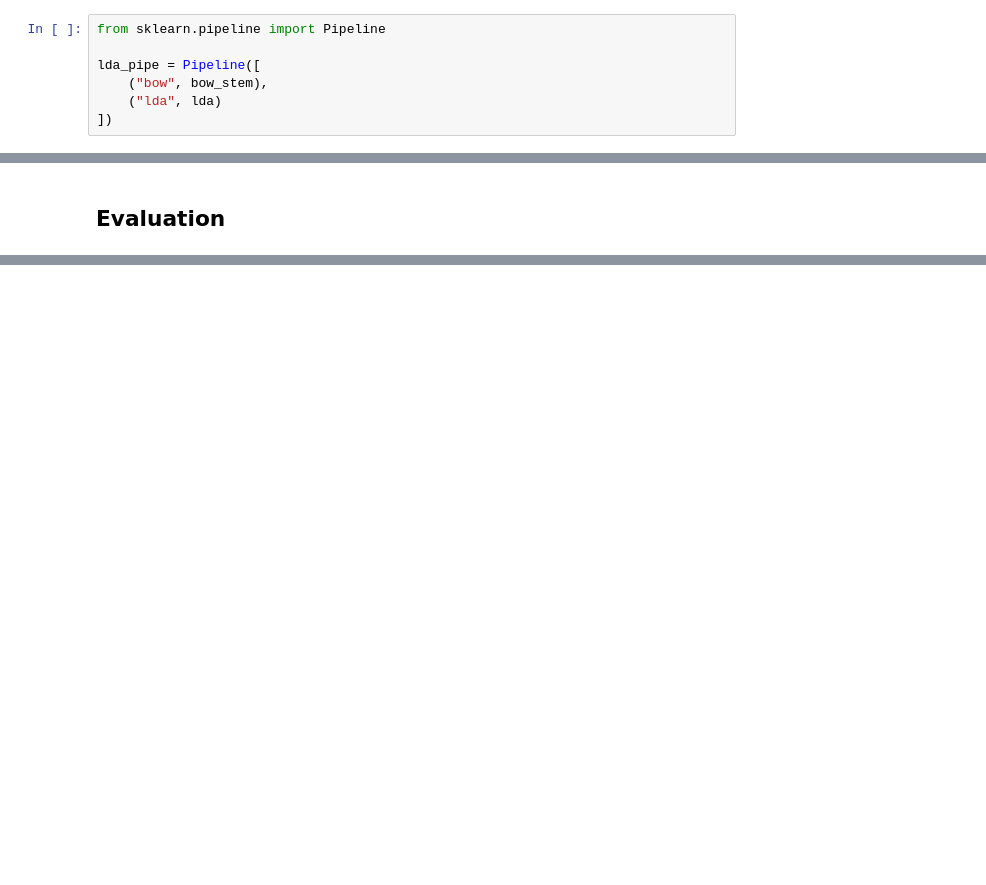
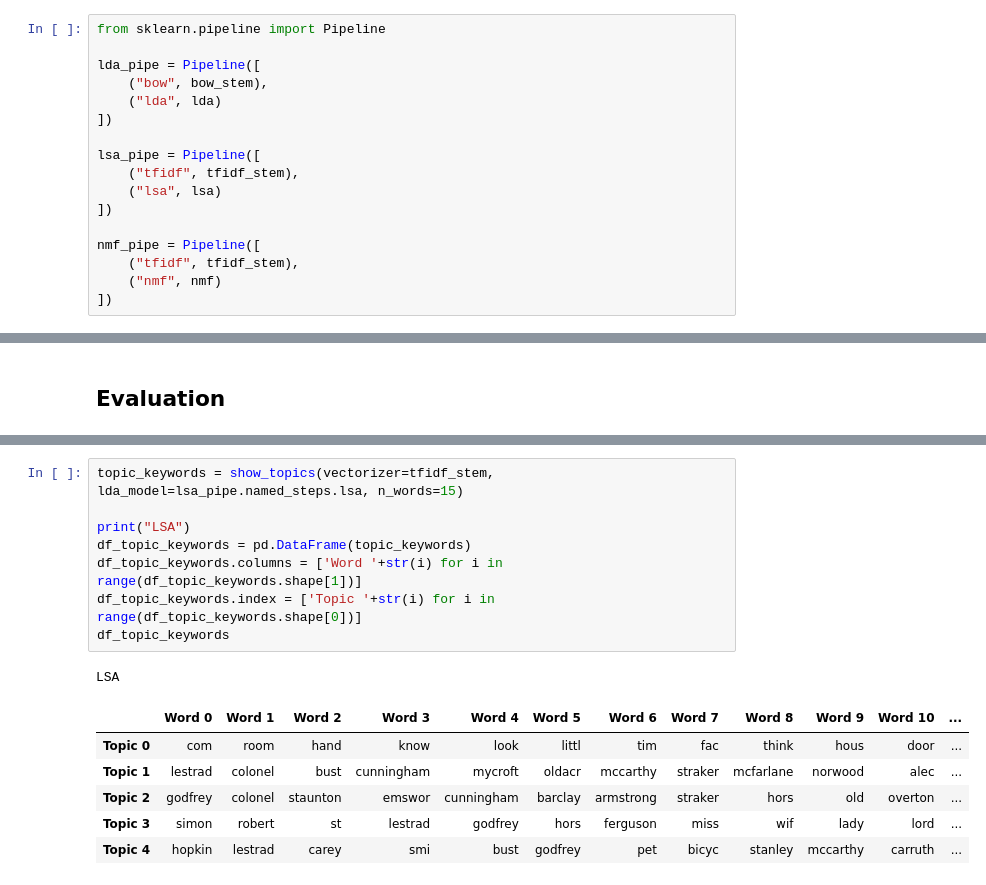
Before and after one commit to datadonK23/pyData-Projects, a Jupyter notebook: HolmesTopicModels/holmes-topic-models/notebook/2_Modeling.ipynb, the cells around one changed output, grey strips where cells are left out. Cells and saved outputs as stored; diff of their text form; blank space fills up the shorter version.

```diff
--- a/HolmesTopicModels/holmes-topic-models/notebook/2_Modeling.ipynb
+++ b/HolmesTopicModels/holmes-topic-models/notebook/2_Modeling.ipynb
@@ -61,6 +61,16 @@ lda_pipe = Pipeline([
     ("bow", bow_stem),
     ("lda", lda)
 ])
+
+lsa_pipe = Pipeline([
+    ("tfidf", tfidf_stem),
+    ("lsa", lsa)
+])
+
+nmf_pipe = Pipeline([
+    ("tfidf", tfidf_stem),
+    ("nmf", nmf)
+])
 # %% [markdown]
 ## Gridsearch
 # %%
@@ -118,0 +125,16 @@ df_topic_keywords
+# %%
+topic_keywords = show_topics(vectorizer=tfidf_stem, lda_model=lsa_pipe.named_steps.lsa, n_words=15)
+
+print("LSA")
+df_topic_keywords = pd.DataFrame(topic_keywords)
+df_topic_keywords.columns = ['Word '+str(i) for i in range(df_topic_keywords.shape[1])]
+df_topic_keywords.index = ['Topic '+str(i) for i in range(df_topic_keywords.shape[0])]
+df_topic_keywords
+# %% [output]
+LSA
+|  | Word 0 | Word 1 | Word 2 | Word 3 | Word 4 | Word 5 | Word 6 | Word 7 | Word 8 | Word 9 | Word 10 | ... |
+| Topic 0 | com | room | hand | know | look | littl | tim | fac | think | hous | door | ... |
+| Topic 1 | lestrad | colonel | bust | cunningham | mycroft | oldacr | mccarthy | straker | mcfarlane | norwood | alec | ... |
+| Topic 2 | godfrey | colonel | staunton | emswor | cunningham | barclay | armstrong | straker | hors | old | overton | ... |
+| Topic 3 | simon | robert | st | lestrad | godfrey | hors | ferguson | miss | wif | lady | lord | ... |
+| Topic 4 | hopkin | lestrad | carey | smi | bust | godfrey | pet | bicyc | stanley | mccarthy | carruth | ... |
```
Also changed, not shown: parts of 12 cells of this notebook.
